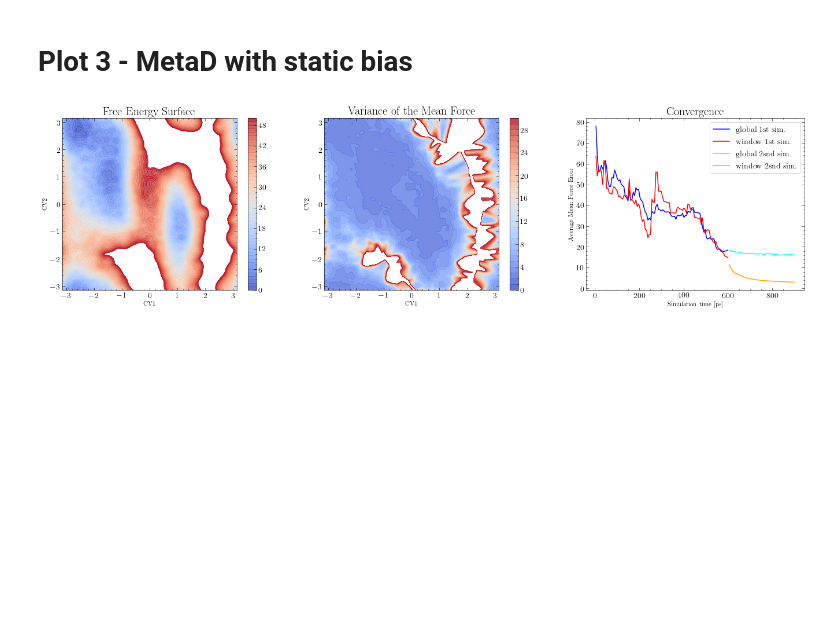
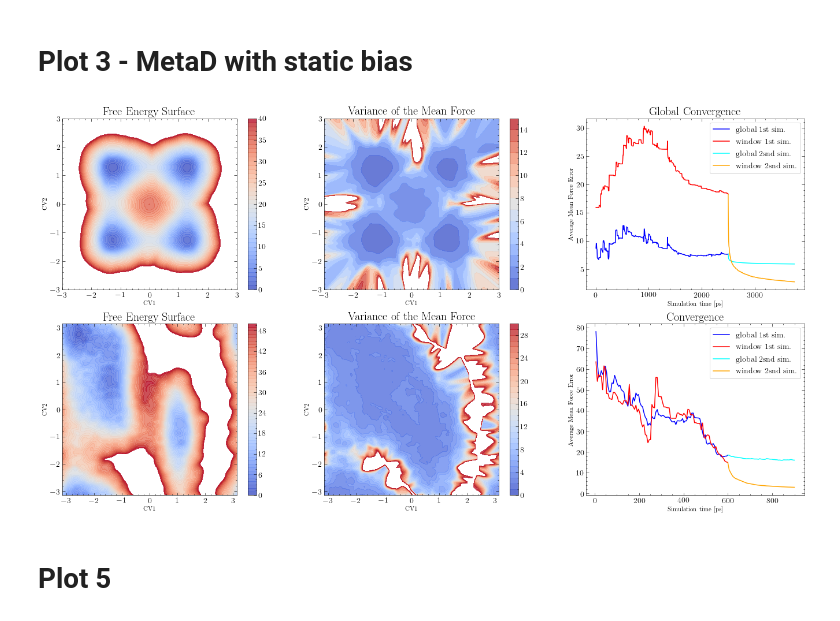
Before and after one commit to mme-ucl/MFI, a Jupyter notebook: results_plot/plot_results.ipynb, the cells around one changed output. Drawn from its saved outputs; the diff is of its cells as text; code cells hidden in the pictures; blank space fills up the shorter version.

```diff
--- a/results_plot/plot_results.ipynb
+++ b/results_plot/plot_results.ipynb
@@ -193,77 +193,89 @@ plt.rcParams["figure.figsize"] = (5,4)
 # %% [markdown]
 # Plot 3 - MetaD with static bias
 # %%
-# #Load force terms
-# Ftot_master = []
-# with open(results_path + "/bjola_pot_1M.pkl", "rb") as fr:
-#     Ftot_master.append(pickle.load(fr))
+#Load force terms
+with open(results_path + "/bjola_pot_static_patch_window.pkl", "rb") as fr:
+    [X, Y, Ftot_den, FES, Ftot_den, ofe, ofe_history_time_old, ofe_history_old, ofe_history_window_old, ofe_history_time, ofe_history, ofe_history_window] = pickle.load(fr)
 
-# [X, Y, Ftot_den, Ftot_x, Ftot_y, ofe, ofe_history, ofe_history_time, Ftot_den2, ofv_x, ofv_y] = Ftot_master[-1]
 
-# [X, Y, FES] = MFI.FFT_intg_2D(Ftot_x, Ftot_y, min_grid=np.array((-3, -3)), max_grid=np.array((3, 3)), nbins=np.array((200, 200)))
+ofe_history_time = [ofe_history_time_old[-1]] + ofe_history_time
+ofe_history = [ofe_history_old[-1]] + ofe_history
+ofe_history_window = [ofe_history_window_old[-1]] + ofe_history_window
 
-FES_lim = 30
+
+FES_lim = 41
 ofe_map_lim = 16
 
 plt.rcParams["figure.figsize"] = (23,12)
-# plt.subplot(2,3,1)
-# plt.contourf(X, Y, FES, levels=range(0, FES_lim, 1), cmap='coolwarm', antialiased=False, alpha=0.8)
-# plt.ylabel('CV2', fontsize=11)
-# plt.xlabel('CV1', fontsize=11)
-# plt.title('Free Energy Surface', fontsize=20)
-# plt.colorbar()
+plt.subplot(2,3,1)
+plt.contourf(X, Y, FES, levels=range(0, FES_lim, 1), cmap='coolwarm', antialiased=False, alpha=0.8)
+plt.ylabel('CV2', fontsize=11)
+plt.xlabel('CV1', fontsize=11)
+plt.title('Free Energy Surface', fontsize=20)
+plt.colorbar()
 
-# plt.subplot(2,3,2)
-# plt.contourf(X, Y, ofe, levels=range(0, ofe_map_lim, 1), cmap='coolwarm', antialiased=False, alpha=0.8)
-# plt.ylabel('CV2', fontsize=11)
-# plt.xlabel('CV1', fontsize=11)
-# plt.title('Variance of the Mean Force', fontsize=20)
-# plt.colorbar()
+plt.subplot(2,3,2)
+plt.contourf(X, Y, ofe, levels=range(0, ofe_map_lim, 1), cmap='coolwarm', antialiased=False, alpha=0.8)
+plt.ylabel('CV2', fontsize=11)
+plt.xlabel('CV1', fontsize=11)
+plt.title('Variance of the Mean Force', fontsize=20)
+plt.colorbar()
 
 
-# plt.subplot(2,3,3)
-# plt.plot(ofe_history_time, ofe_history)
-# plt.ylabel('Average Mean Force Error', fontsize=11)
-# plt.xlabel('Simulation time [ps]', fontsize=11)
-# plt.title('Global Convergence', fontsize=20)
+plt.subplot(2,3,3)
+plt.plot(ofe_history_time_old, ofe_history_old, c="blue", label="global 1st sim.")
+plt.plot(ofe_history_time_old, ofe_history_window_old, c="red", label="window 1st sim.")
+plt.plot(ofe_history_time, ofe_history, c="cyan", label="global 2snd sim.")
+plt.plot(ofe_history_time, ofe_history_window, c="orange", label="window 2snd sim.")
+plt.ylabel('Average Mean Force Error', fontsize=11)
+plt.xlabel('Simulation time [ps]', fontsize=11)
+plt.title('Global Convergence', fontsize=20)
+plt.legend()
+
 
 
 
 #Load force terms
 with open(results_path + "/alanine_dipeptide_static_patch.pkl", "rb") as fr:
     [X, Y, Ftot_den, FES, Ftot_den, ofe, ofe_history_time_old, ofe_history_old, ofe_history_window_old, ofe_history_time, ofe_history, ofe_history_window] = pickle.load(fr)
+
+ofe_history_time = [ofe_history_time_old[-1]] + ofe_history_time
+ofe_history = [ofe_history_old[-1]] + ofe_history
+ofe_history_window = [ofe_history_window_old[-1]] + ofe_history_window
 
 FES_lim = 51
 ofe_map_lim = 31
 
 plt.subplot(2,3,4)
 plt.contourf(X, Y, FES, levels=range(0, FES_lim, 1), cmap='coolwarm', antialiased=False, alpha=0.8)
 plt.ylabel('CV2', fontsize=11)
 plt.xlabel('CV1', fontsize=11)
 plt.title('Free Energy Surface', fontsize=20)
 plt.colorbar()
 
 plt.subplot(2,3,5)
 plt.contourf(X, Y, ofe, levels=range(0, ofe_map_lim, 1), cmap='coolwarm', antialiased=False, alpha=0.8)
 plt.ylabel('CV2', fontsize=11)
 plt.xlabel('CV1', fontsize=11)
 plt.title('Variance of the Mean Force', fontsize=20)
 plt.colorbar()
 
 
 plt.subplot(2,3,6)
 plt.plot(ofe_history_time_old, ofe_history_old, c="blue", label="global 1st sim.")
 plt.plot(ofe_history_time_old, ofe_history_window_old, c="red", label="window 1st sim.")
 plt.plot(ofe_history_time, ofe_history, c="cyan", label="global 2snd sim.")
 plt.plot(ofe_history_time, ofe_history_window, c="orange", label="window 2snd sim.")
 plt.ylabel('Average Mean Force Error', fontsize=11)
 plt.xlabel('Simulation time [ps]', fontsize=11)
 plt.title('Convergence', fontsize=20)
 plt.legend()
-# plt.savefig('/home/antoniu/Desktop/Windows/results_2.png', dpi=600, bbox_inches='tight')
+plt.savefig('/home/antoniu/Desktop/Windows/results_3.png', dpi=600, bbox_inches='tight')
 
 plt.show()
 
 plt.rcParams["figure.figsize"] = (5,4)
 # %% [output]
-[figure, old version]
+[figure, new version]
+# %% [markdown]
+# Plot 5
```
Also changed, not shown: parts of 2 cells of this notebook, 13 other files.
